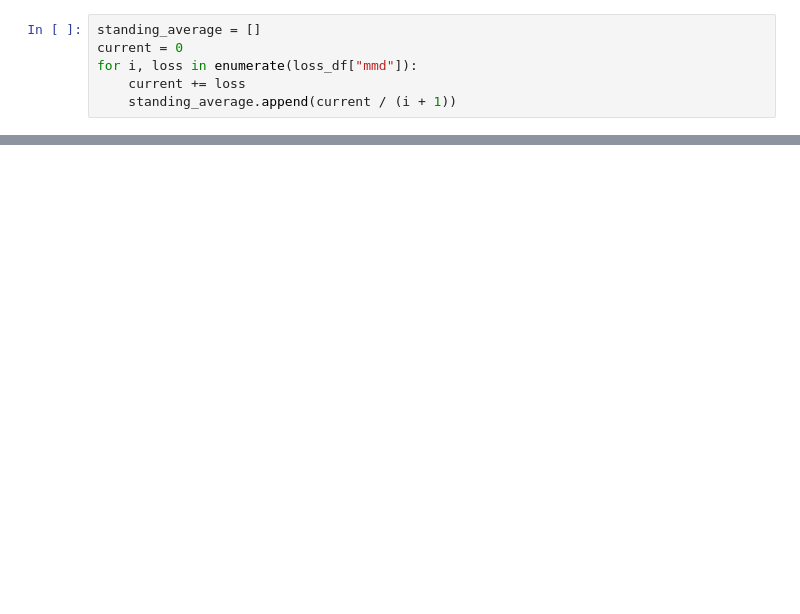
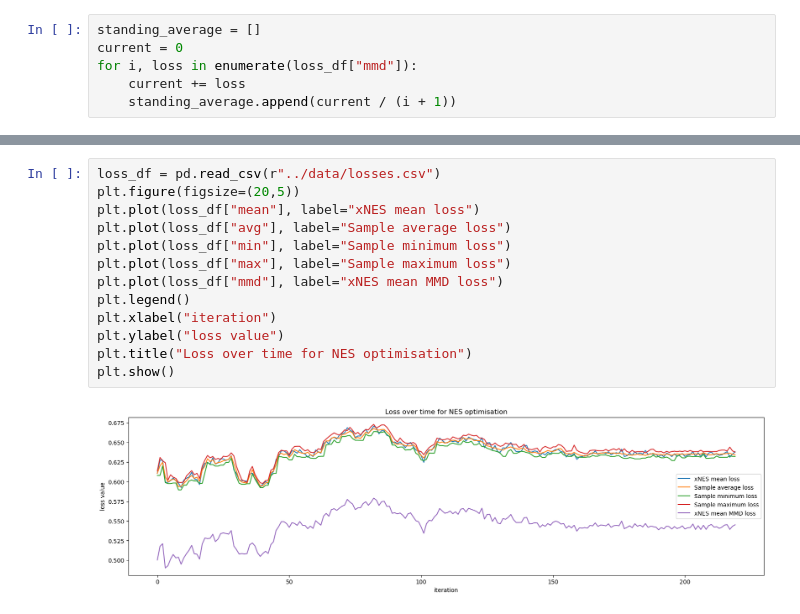
Before and after one commit to paopaoch/Mouse-V1, a Jupyter notebook: utils/nes_loss_plots.ipynb, the cells around one changed output, grey strips where cells are left out. Drawn from its saved outputs; the diff is of its cells as text; blank space fills up the shorter version.

```diff
--- a/utils/nes_loss_plots.ipynb
+++ b/utils/nes_loss_plots.ipynb
@@ -55,0 +56,15 @@ plt.plot(standing_average)
+# %%
+loss_df = pd.read_csv(r"../data/losses.csv")
+plt.figure(figsize=(20,5))
+plt.plot(loss_df["mean"], label="xNES mean loss")
+plt.plot(loss_df["avg"], label="Sample average loss")
+plt.plot(loss_df["min"], label="Sample minimum loss")
+plt.plot(loss_df["max"], label="Sample maximum loss")
+plt.plot(loss_df["mmd"], label="xNES mean MMD loss")
+plt.legend()
+plt.xlabel("iteration")
+plt.ylabel("loss value")
+plt.title("Loss over time for NES optimisation")
+plt.show()
+# %% [output]
+[figure, added]
```
Also changed, not shown: parts of 5 cells of this notebook, 4 other files.
